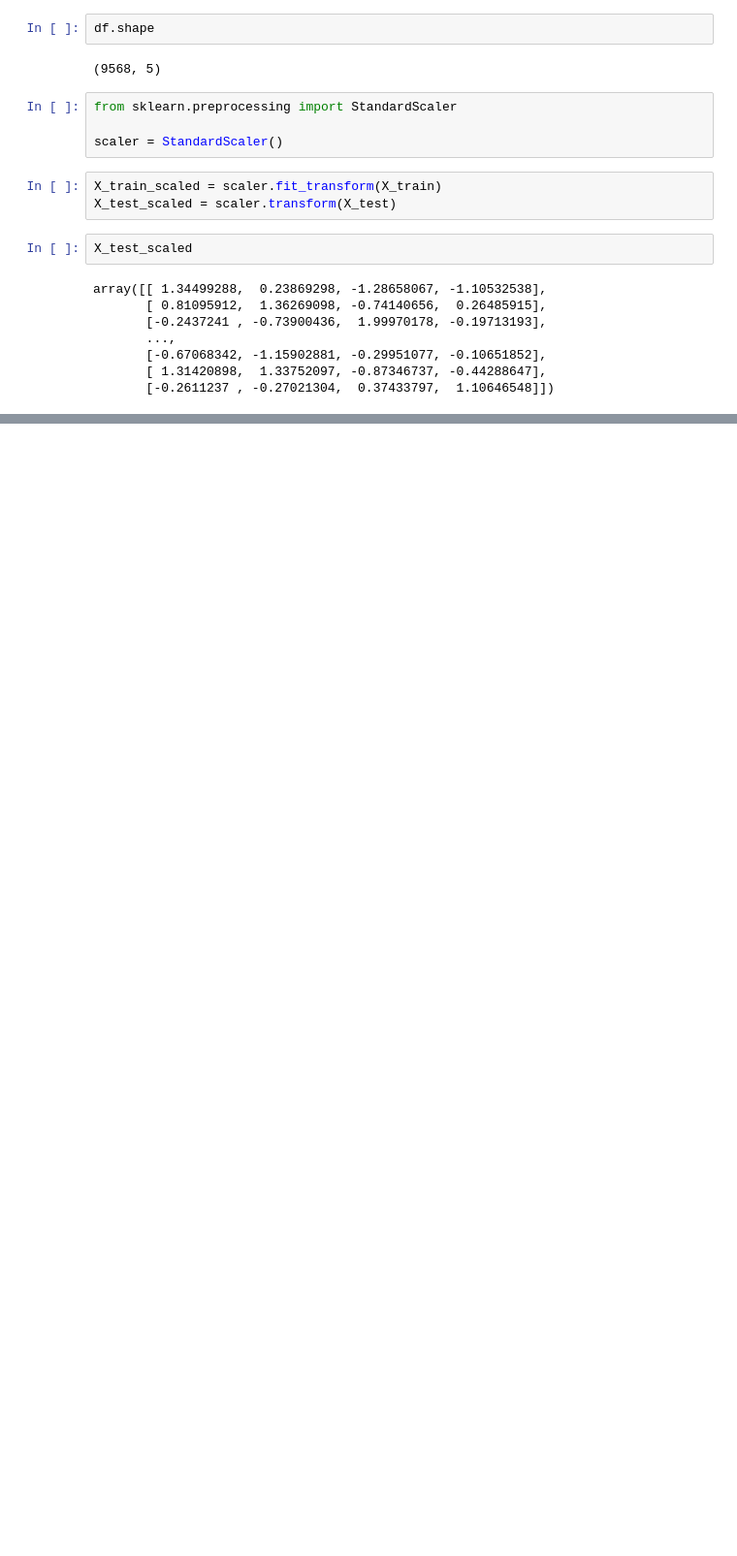
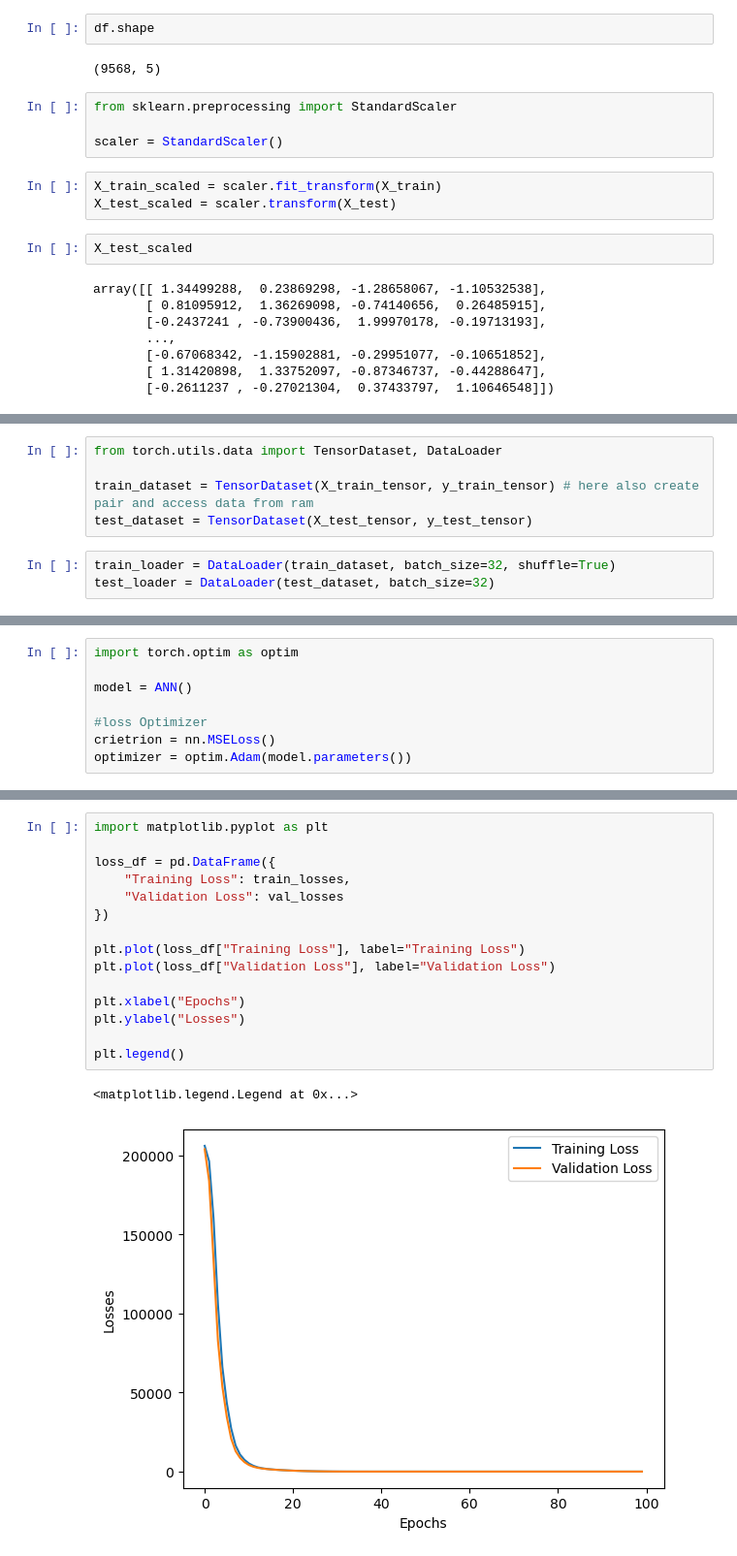
Before and after one commit to Mahmudulmadu/AI-ML-Data-Science_learning-Journey, a Jupyter notebook: DeepLearning/ANN_Regression.ipynb, the cells around one changed output, grey strips where cells are left out. Shown at 97% size. Drawn from its saved outputs; the diff is of its cells as text; blank space fills up the shorter version.

Commit message:
Day 62 Build and Train with ANN

```diff
--- a/DeepLearning/ANN_Regression.ipynb
+++ b/DeepLearning/ANN_Regression.ipynb
@@ -67,3 +67,11 @@ y_train_tensor = torch.tensor(y_train.values, dtype=torch.float32).view(-1, 1)
 
 X_test_tensor = torch.tensor(X_test_scaled, dtype=torch.float32)
 y_test_tensor = torch.tensor(y_test.values, dtype=torch.float32).view(-1, 1)
+# %%
+from torch.utils.data import TensorDataset, DataLoader
+
+train_dataset = TensorDataset(X_train_tensor, y_train_tensor) # here also create pair and access data from ram
+test_dataset = TensorDataset(X_test_tensor, y_test_tensor)
+# %%
+train_loader = DataLoader(train_dataset, batch_size=32, shuffle=True)
+test_loader = DataLoader(test_dataset, batch_size=32)
@@ -69,0 +101,8 @@ y_test_tensor = torch.tensor(y_test.values, dtype=torch.float32).view(-1, 1)
+# %%
+import torch.optim as optim
+
+model = ANN()
+
+#loss Optimizer
+crietrion = nn.MSELoss()
+optimizer = optim.Adam(model.parameters())
@@ -69,0 +168,18 @@ y_test_tensor = torch.tensor(y_test.values, dtype=torch.float32).view(-1, 1)
+# %%
+import matplotlib.pyplot as plt
+
+loss_df = pd.DataFrame({
+    "Training Loss": train_losses,
+    "Validation Loss": val_losses
+})
+
+plt.plot(loss_df["Training Loss"], label="Training Loss")
+plt.plot(loss_df["Validation Loss"], label="Validation Loss")
+
+plt.xlabel("Epochs")
+plt.ylabel("Losses")
+
+plt.legend()
+# %% [output]
+<matplotlib.legend.Legend at 0x...>
+[figure, added]
```
Also changed, not shown: parts of 4 cells of this notebook, 1 other file.
